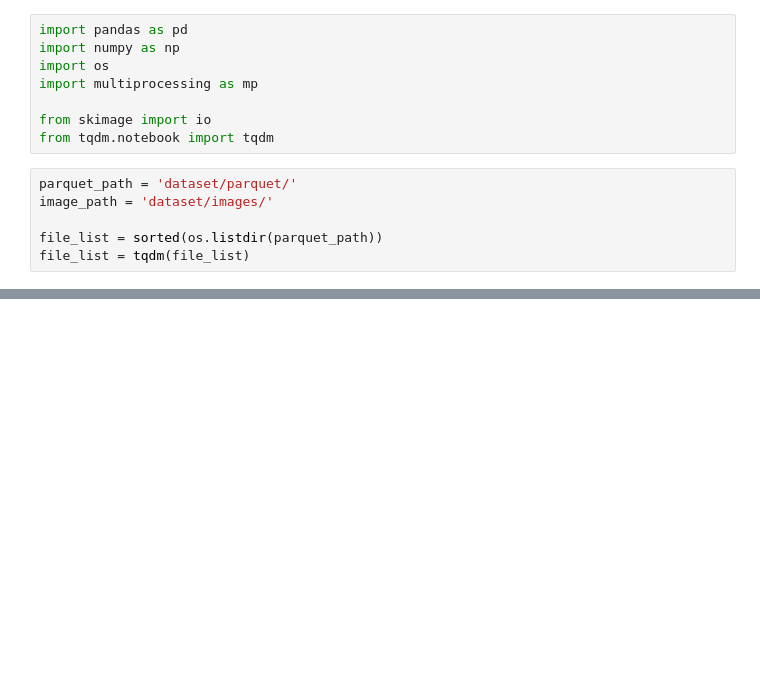
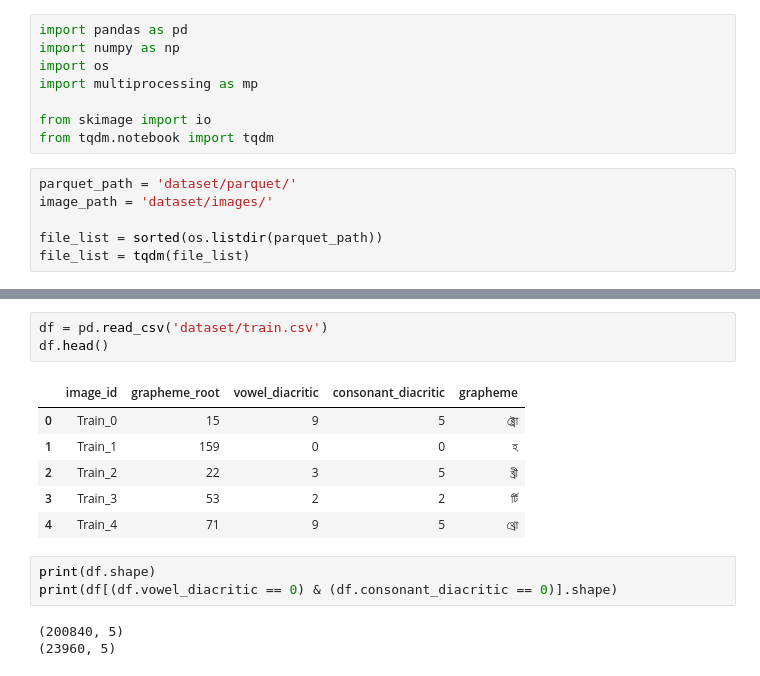
Before and after one commit to rgabdullin/bengaliai-cv19, a Jupyter notebook: image-extractor.ipynb, the cells around one changed output, grey strips where cells are left out. Saved outputs shown, nothing was run; the diff lists cells and outputs as text; blank space fills up the shorter version.

```diff
--- a/image-extractor.ipynb
+++ b/image-extractor.ipynb
@@ -32,0 +31,16 @@ ArrowIOError: Invalid parquet file. Corrupt footer.
+# %%
+df = pd.read_csv('dataset/train.csv')
+df.head()
+# %% [output]
+|  | image_id | grapheme_root | vowel_diacritic | consonant_diacritic | grapheme |
+| 0 | Train_0 | 15 | 9 | 5 | ক্ট্রো |
+| 1 | Train_1 | 159 | 0 | 0 | হ |
+| 2 | Train_2 | 22 | 3 | 5 | খ্রী |
+| 3 | Train_3 | 53 | 2 | 2 | র্টি |
+| 4 | Train_4 | 71 | 9 | 5 | থ্রো |
+# %%
+print(df.shape)
+print(df[(df.vowel_diacritic == 0) & (df.consonant_diacritic == 0)].shape)
+# %% [output]
+(200840, 5)
+(23960, 5)
```
Also changed, not shown: parts of 1 cell of this notebook, 1 other file.
